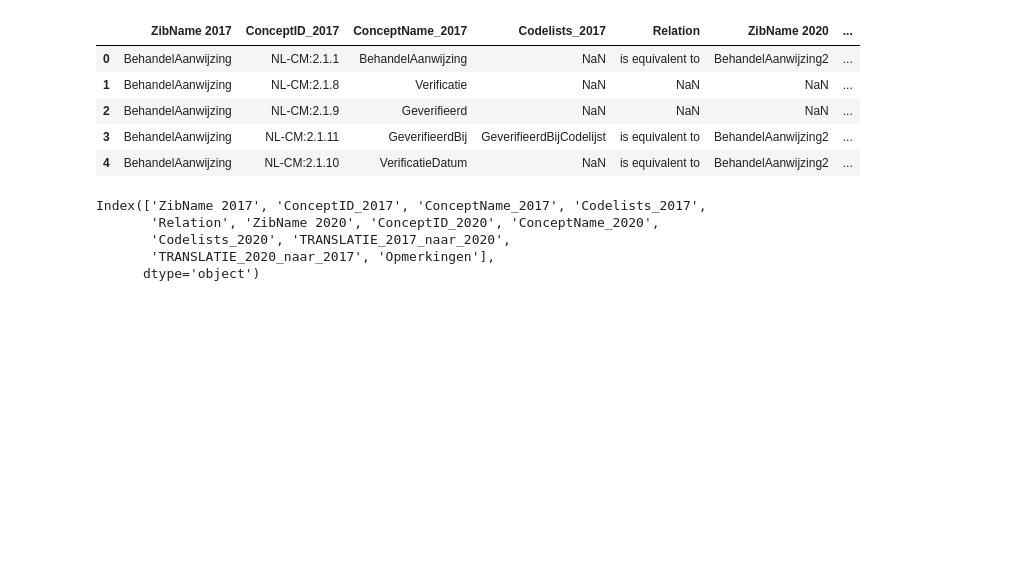
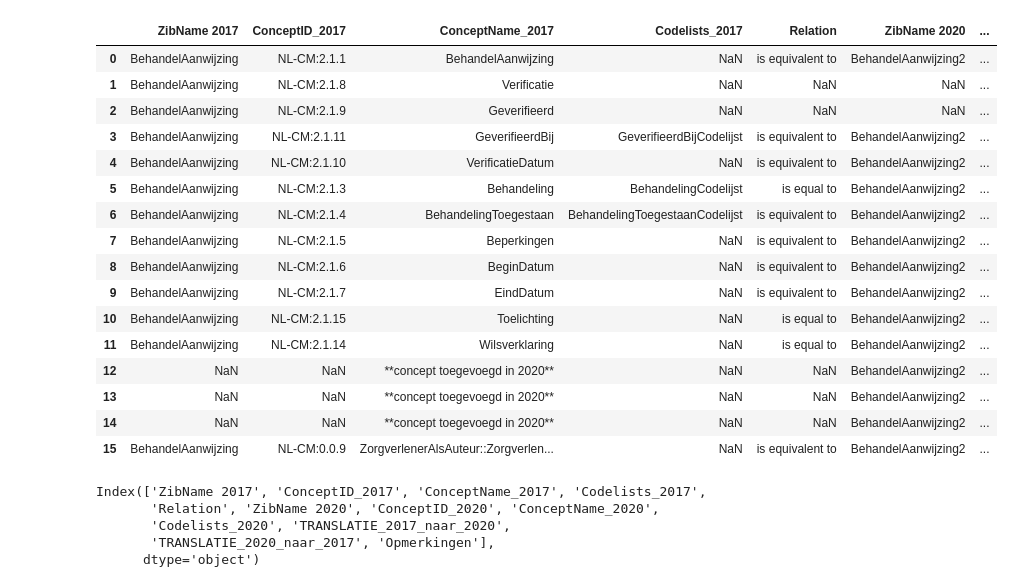
Before and after one commit to Nictiz/Zibtranslate, a Jupyter notebook: zib2017-2020/mapping deprecated zibs/excel2csv_deprecated.ipynb, the cells around one changed output. Saved outputs shown, nothing was run; the diff lists cells and outputs as text; code cells hidden in the pictures; blank space fills up the shorter version.

```diff
--- a/zib2017-2020/mapping deprecated zibs/excel2csv_deprecated.ipynb
+++ b/zib2017-2020/mapping deprecated zibs/excel2csv_deprecated.ipynb
@@ -35,18 +23,29 @@ zibinfo.head()
 # %%
 excelslist = os.listdir("mapping/excel/")
 excels = [excel for excel in excelslist if excel.endswith(".xlsx")]
 dfs = []
 for excel in excels:
     dfs.append(pd.read_excel("mapping/excel/" + excel))
 df = pd.concat(dfs)
-df.head()
+df.head(20)
 # %% [output]
 |  | ZibName 2017 | ConceptID_2017 | ConceptName_2017 | Codelists_2017 | Relation | ZibName 2020 | ... |
 | 0 | BehandelAanwijzing | NL-CM:2.1.1 | BehandelAanwijzing | NaN | is equivalent to | BehandelAanwijzing2 | ... |
 | 1 | BehandelAanwijzing | NL-CM:2.1.8 | Verificatie | NaN | NaN | NaN | ... |
 | 2 | BehandelAanwijzing | NL-CM:2.1.9 | Geverifieerd | NaN | NaN | NaN | ... |
 | 3 | BehandelAanwijzing | NL-CM:2.1.11 | GeverifieerdBij | GeverifieerdBijCodelijst | is equivalent to | BehandelAanwijzing2 | ... |
 | 4 | BehandelAanwijzing | NL-CM:2.1.10 | VerificatieDatum | NaN | is equivalent to | BehandelAanwijzing2 | ... |
+| 5 | BehandelAanwijzing | NL-CM:2.1.3 | Behandeling | BehandelingCodelijst | is equal to | BehandelAanwijzing2 | ... |
+| 6 | BehandelAanwijzing | NL-CM:2.1.4 | BehandelingToegestaan | BehandelingToegestaanCodelijst | is equivalent to | BehandelAanwijzing2 | ... |
+| 7 | BehandelAanwijzing | NL-CM:2.1.5 | Beperkingen | NaN | is equivalent to | BehandelAanwijzing2 | ... |
+| 8 | BehandelAanwijzing | NL-CM:2.1.6 | BeginDatum | NaN | is equivalent to | BehandelAanwijzing2 | ... |
+| 9 | BehandelAanwijzing | NL-CM:2.1.7 | EindDatum | NaN | is equivalent to | BehandelAanwijzing2 | ... |
+| 10 | BehandelAanwijzing | NL-CM:2.1.15 | Toelichting | NaN | is equal to | BehandelAanwijzing2 | ... |
+| 11 | BehandelAanwijzing | NL-CM:2.1.14 | Wilsverklaring | NaN | is equal to | BehandelAanwijzing2 | ... |
+| 12 | NaN | NaN | **concept toegevoegd in 2020** | NaN | NaN | BehandelAanwijzing2 | ... |
+| 13 | NaN | NaN | **concept toegevoegd in 2020** | NaN | NaN | BehandelAanwijzing2 | ... |
+| 14 | NaN | NaN | **concept toegevoegd in 2020** | NaN | NaN | BehandelAanwijzing2 | ... |
+| 15 | BehandelAanwijzing | NL-CM:0.0.9 | ZorgverlenerAlsAuteur::Zorgverlen... | NaN | is equivalent to | BehandelAanwijzing2 | ... |
 # %%
 # Replace nulls with emtpy string
 df = df.fillna('')
```
Also changed, not shown: parts of 5 cells of this notebook, 2 other files.
